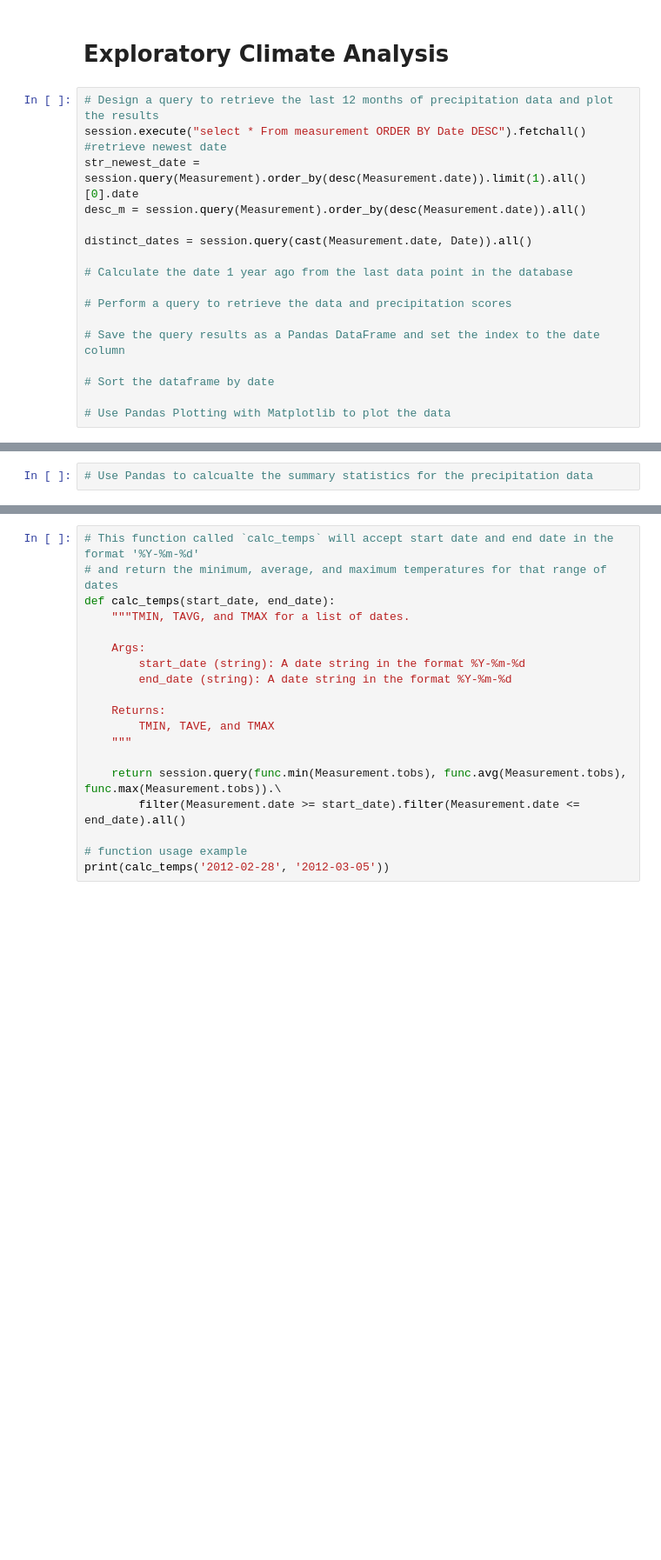
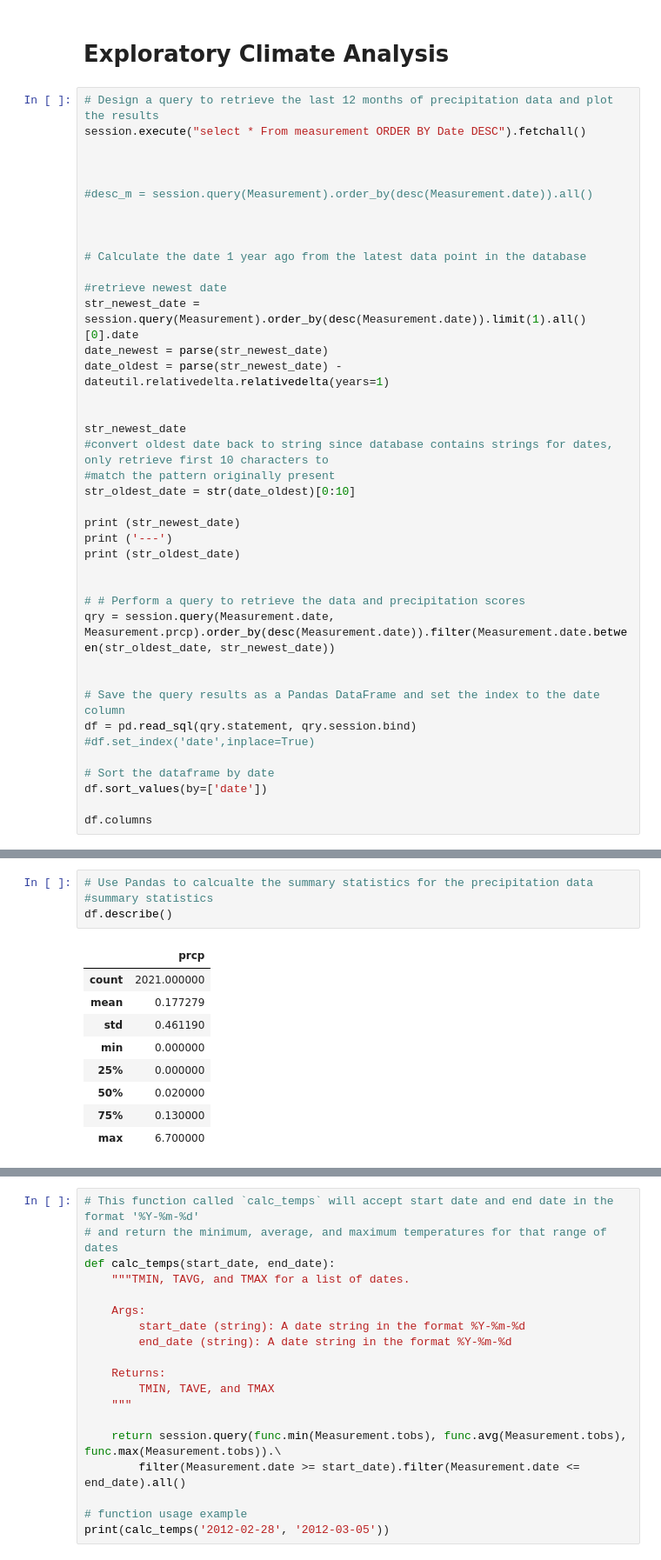
Before and after one commit to cnjanssen/sqlalchemy-challenge, a Jupyter notebook: climate_starter.ipynb, the cells around one changed output, grey strips where cells are left out. Shown: that part at 87% size. Drawn from its saved outputs; the diff is of its cells as text; blank space fills up the shorter version.

```diff
--- a/climate_starter.ipynb
+++ b/climate_starter.ipynb
@@ -67,19 +86,41 @@ tobs FLOAT
 # %%
 # Design a query to retrieve the last 12 months of precipitation data and plot the results
 session.execute("select * From measurement ORDER BY Date DESC").fetchall()
+
+
+
+#desc_m = session.query(Measurement).order_by(desc(Measurement.date)).all()
+
+
+
+# Calculate the date 1 year ago from the latest data point in the database
+
 #retrieve newest date
 str_newest_date = session.query(Measurement).order_by(desc(Measurement.date)).limit(1).all()[0].date
-desc_m = session.query(Measurement).order_by(desc(Measurement.date)).all()
+date_newest = parse(str_newest_date)
+date_oldest = parse(str_newest_date) - dateutil.relativedelta.relativedelta(years=1)
 
-distinct_dates = session.query(cast(Measurement.date, Date)).all()
 
-# Calculate the date 1 year ago from the last data point in the database
+str_newest_date
+#convert oldest date back to string since database contains strings for dates, only retrieve first 10 characters to
+#match the pattern originally present
+str_oldest_date = str(date_oldest)[0:10]
 
-# Perform a query to retrieve the data and precipitation scores
+print (str_newest_date)
+print ('---')
+print (str_oldest_date)
+
+
+# # Perform a query to retrieve the data and precipitation scores
+qry = session.query(Measurement.date, Measurement.prcp).order_by(desc(Measurement.date)).filter(Measurement.date.between(str_oldest_date, str_newest_date))
+
 
 # Save the query results as a Pandas DataFrame and set the index to the date column
+df = pd.read_sql(qry.statement, qry.session.bind)
+#df.set_index('date',inplace=True)
 
 # Sort the dataframe by date
+df.sort_values(by=['date'])
 
-# Use Pandas Plotting with Matplotlib to plot the data
+df.columns
 # %% [output]
@@ -88,5 +175,17 @@ ValueError: Couldn't parse date string '2010' - value is not a string.
 ![precipitation](Images/precipitation.png)
 # %%
 # Use Pandas to calcualte the summary statistics for the precipitation data
+#summary statistics
+df.describe()
+# %% [output]
+|  | prcp |
+| count | 2021.000000 |
+| mean | 0.177279 |
+| std | 0.461190 |
+| min | 0.000000 |
+| 25% | 0.000000 |
+| 50% | 0.020000 |
+| 75% | 0.130000 |
+| max | 6.700000 |
 # %% [markdown]
 ![describe](Images/describe.png)
```
Also changed, not shown: parts of 29 cells of this notebook, 3 other files.
